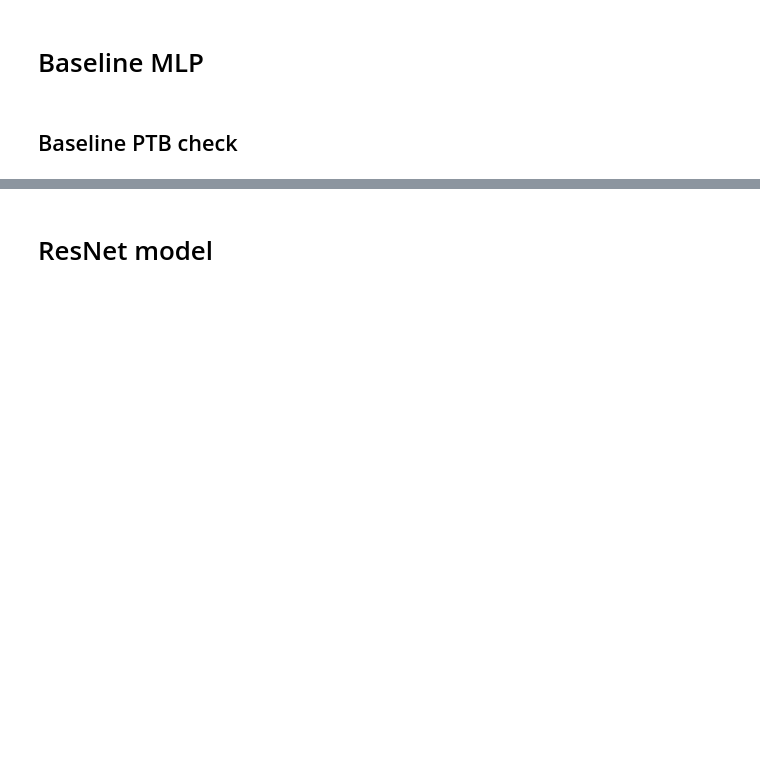
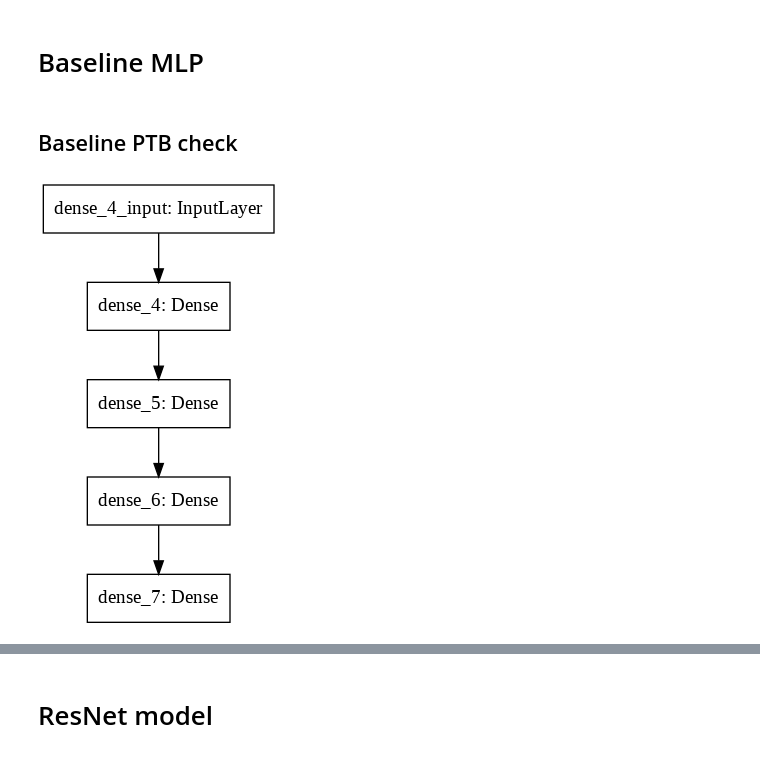
Before and after one commit to spdrnl/ecg, a Jupyter notebook: ECG.ipynb, the cells around one changed output, grey strips where cells are left out. Cells and saved outputs as stored; diff of their text form; code cells hidden in the pictures; blank space fills up the shorter version.

```diff
--- a/ECG.ipynb
+++ b/ECG.ipynb
@@ -190 +198,7 @@ class LRFinder(Callback):
+# %%
+tf.keras.utils.plot_model(
+    get_base_model(),
+    to_file="model.png")
+# %% [output]
+[figure, added]
 # %%
```
Also changed, not shown: parts of 8 cells of this notebook.
